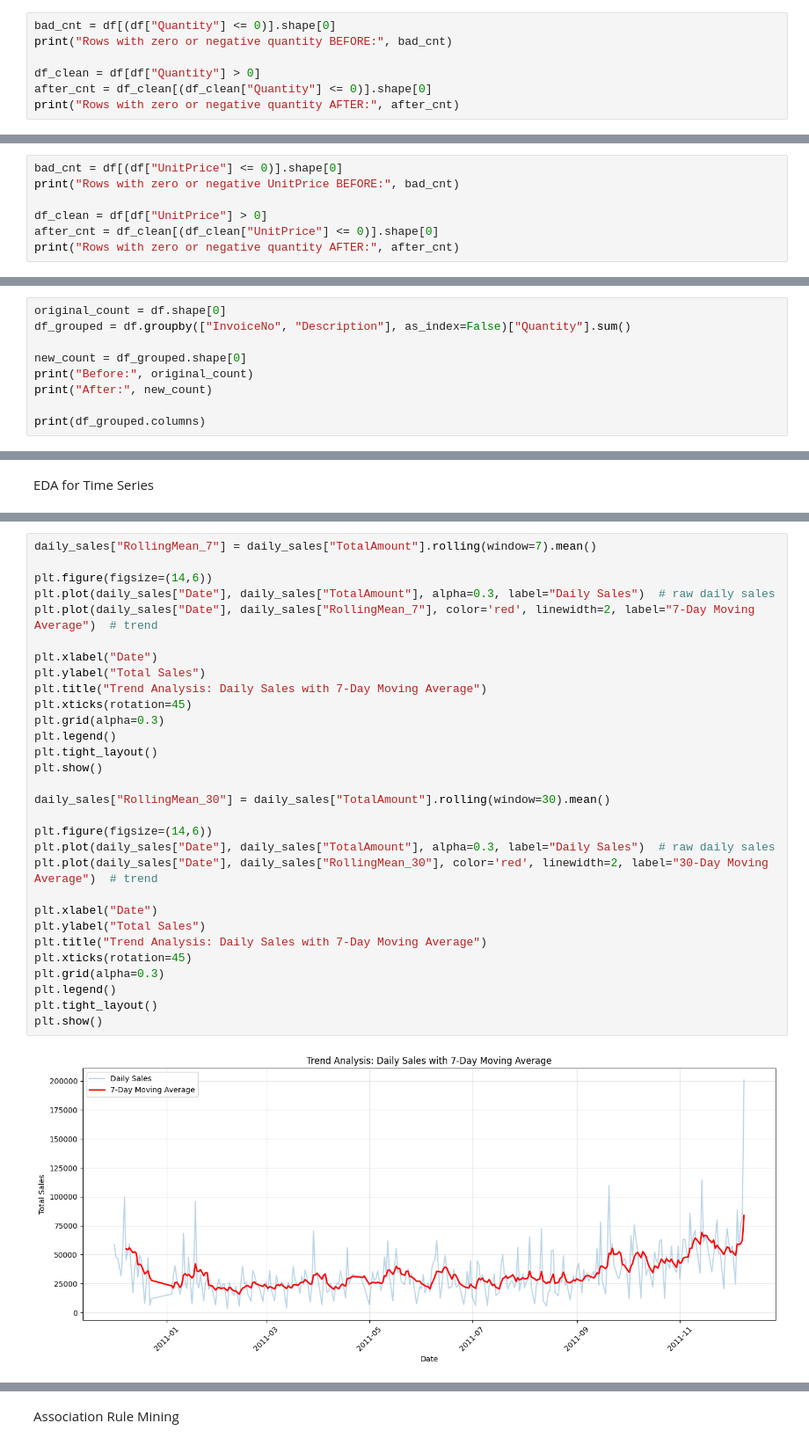
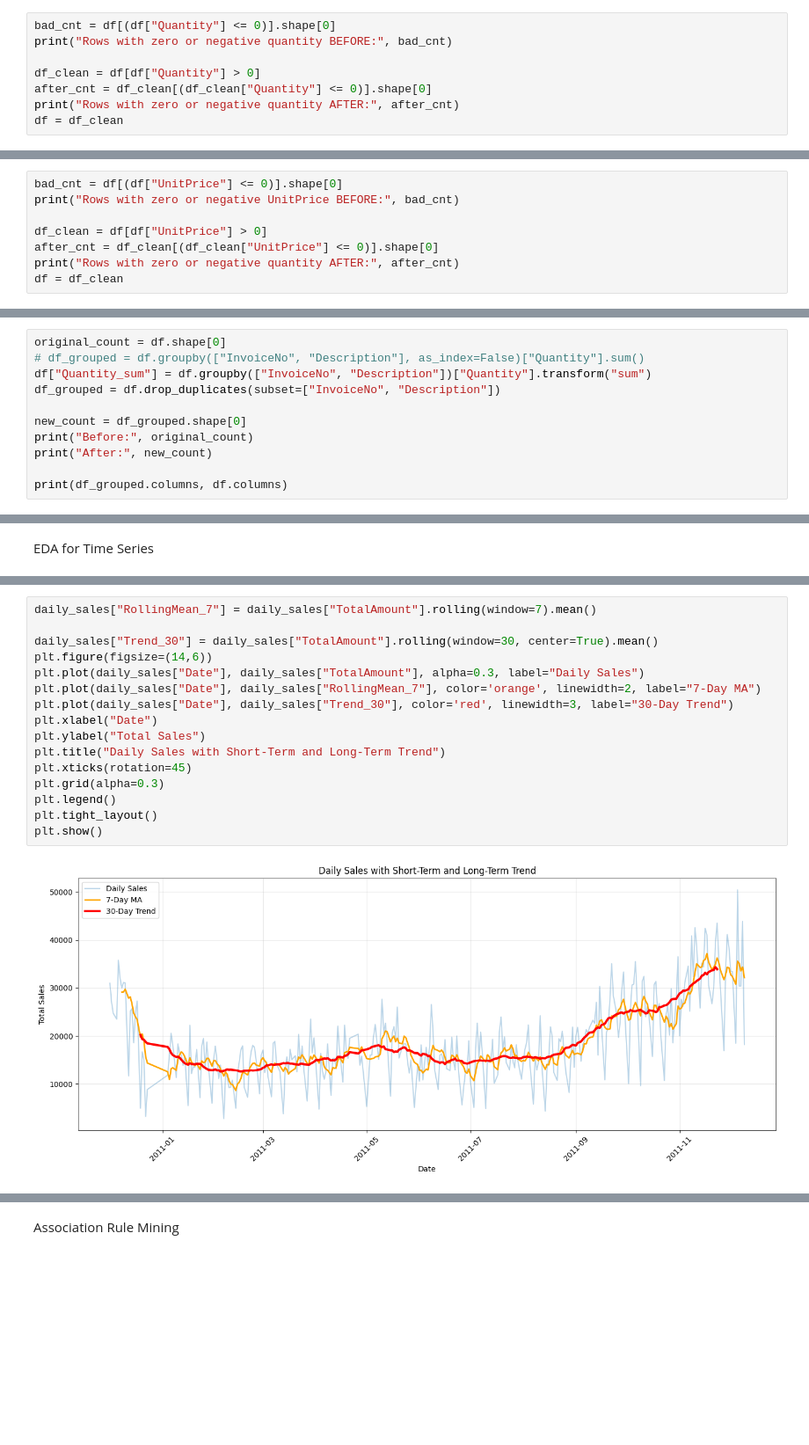
Before and after one commit to rose-giant/Data-Mining-Course-Projects, a Jupyter notebook: HW2/main.ipynb, the cells around one changed output, grey strips where cells are left out. Shown at 88% size. Saved outputs shown, nothing was run; the diff lists cells and outputs as text; blank space fills up the shorter version.

```diff
--- a/HW2/main.ipynb
+++ b/HW2/main.ipynb
@@ -125,4 +225,5 @@ print("Rows with zero or negative quantity BEFORE:", bad_cnt)
 df_clean = df[df["Quantity"] > 0]
 after_cnt = df_clean[(df_clean["Quantity"] <= 0)].shape[0]
 print("Rows with zero or negative quantity AFTER:", after_cnt)
+df = df_clean
 # %% [output]
@@ -135,4 +236,5 @@ print("Rows with zero or negative UnitPrice BEFORE:", bad_cnt)
 df_clean = df[df["UnitPrice"] > 0]
 after_cnt = df_clean[(df_clean["UnitPrice"] <= 0)].shape[0]
 print("Rows with zero or negative quantity AFTER:", after_cnt)
+df = df_clean
 # %% [output]
@@ -175,10 +282,12 @@ df = df[~df["InvoiceNo"].astype(str).str.startswith("C")]
 # %%
 original_count = df.shape[0]
-df_grouped = df.groupby(["InvoiceNo", "Description"], as_index=False)["Quantity"].sum()
+# df_grouped = df.groupby(["InvoiceNo", "Description"], as_index=False)["Quantity"].sum()
+df["Quantity_sum"] = df.groupby(["InvoiceNo", "Description"])["Quantity"].transform("sum")
+df_grouped = df.drop_duplicates(subset=["InvoiceNo", "Description"])
 
 new_count = df_grouped.shape[0]
 print("Before:", original_count)
 print("After:", new_count)
 
-print(df_grouped.columns)
+print(df_grouped.columns, df.columns)
 # %% [output]
@@ -423,32 +538,18 @@ plt.show()
 # %%
 daily_sales["RollingMean_7"] = daily_sales["TotalAmount"].rolling(window=7).mean()
 
+daily_sales["Trend_30"] = daily_sales["TotalAmount"].rolling(window=30, center=True).mean()
 plt.figure(figsize=(14,6))
-plt.plot(daily_sales["Date"], daily_sales["TotalAmount"], alpha=0.3, label="Daily Sales")  # raw daily sales
-plt.plot(daily_sales["Date"], daily_sales["RollingMean_7"], color='red', linewidth=2, label="7-Day Moving Average")  # trend
-
+plt.plot(daily_sales["Date"], daily_sales["TotalAmount"], alpha=0.3, label="Daily Sales")
+plt.plot(daily_sales["Date"], daily_sales["RollingMean_7"], color='orange', linewidth=2, label="7-Day MA")
+plt.plot(daily_sales["Date"], daily_sales["Trend_30"], color='red', linewidth=3, label="30-Day Trend")
 plt.xlabel("Date")
 plt.ylabel("Total Sales")
-plt.title("Trend Analysis: Daily Sales with 7-Day Moving Average")
+plt.title("Daily Sales with Short-Term and Long-Term Trend")
 plt.xticks(rotation=45)
 plt.grid(alpha=0.3)
 plt.legend()
 plt.tight_layout()
 plt.show()
-
-daily_sales["RollingMean_30"] = daily_sales["TotalAmount"].rolling(window=30).mean()
-
-plt.figure(figsize=(14,6))
-plt.plot(daily_sales["Date"], daily_sales["TotalAmount"], alpha=0.3, label="Daily Sales")  # raw daily sales
-plt.plot(daily_sales["Date"], daily_sales["RollingMean_30"], color='red', linewidth=2, label="30-Day Moving Average")  # trend
-
-plt.xlabel("Date")
-plt.ylabel("Total Sales")
-plt.title("Trend Analysis: Daily Sales with 7-Day Moving Average")
-plt.xticks(rotation=45)
-plt.grid(alpha=0.3)
-plt.legend()
-plt.tight_layout()
-plt.show()
 # %% [output]
-[figure, old version]
+[figure, new version]
```
Also changed, not shown: parts of 30 cells of this notebook, 3 other files.
